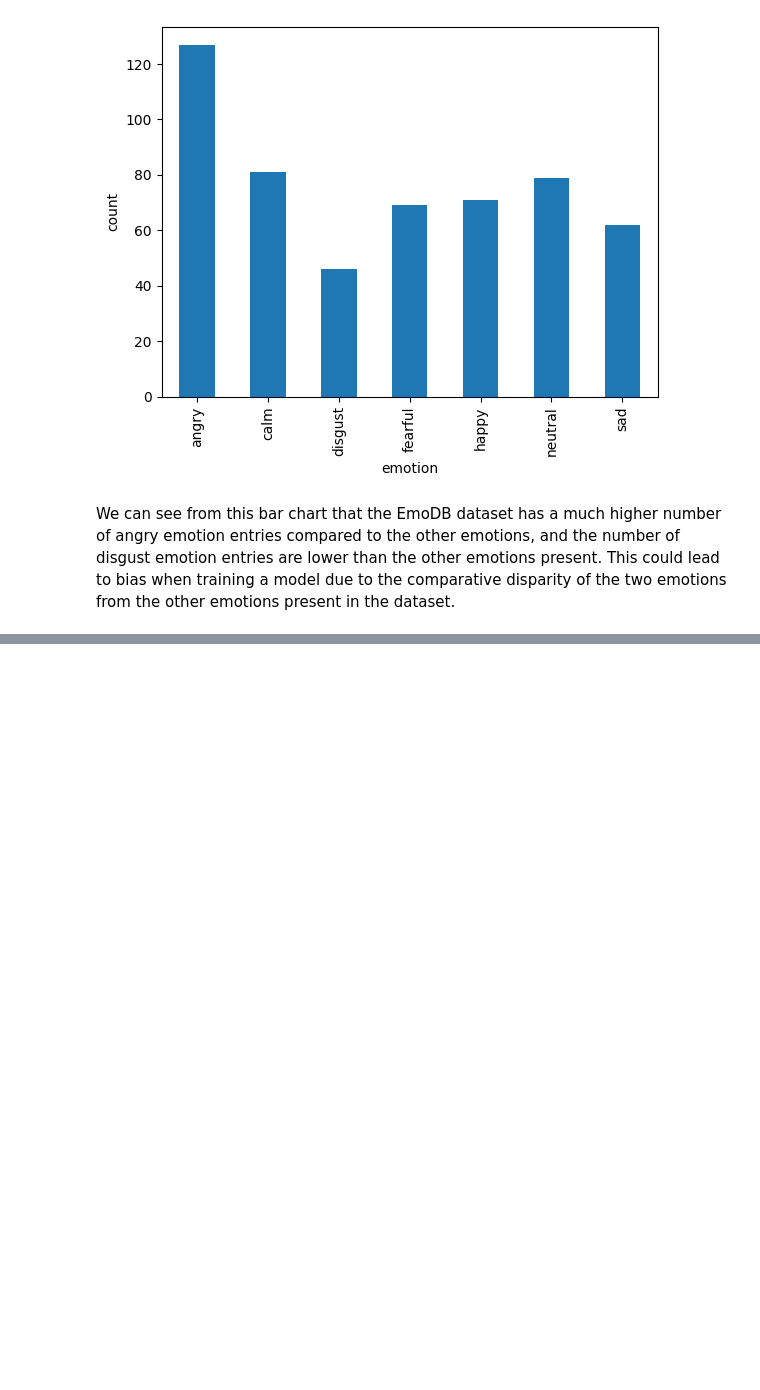
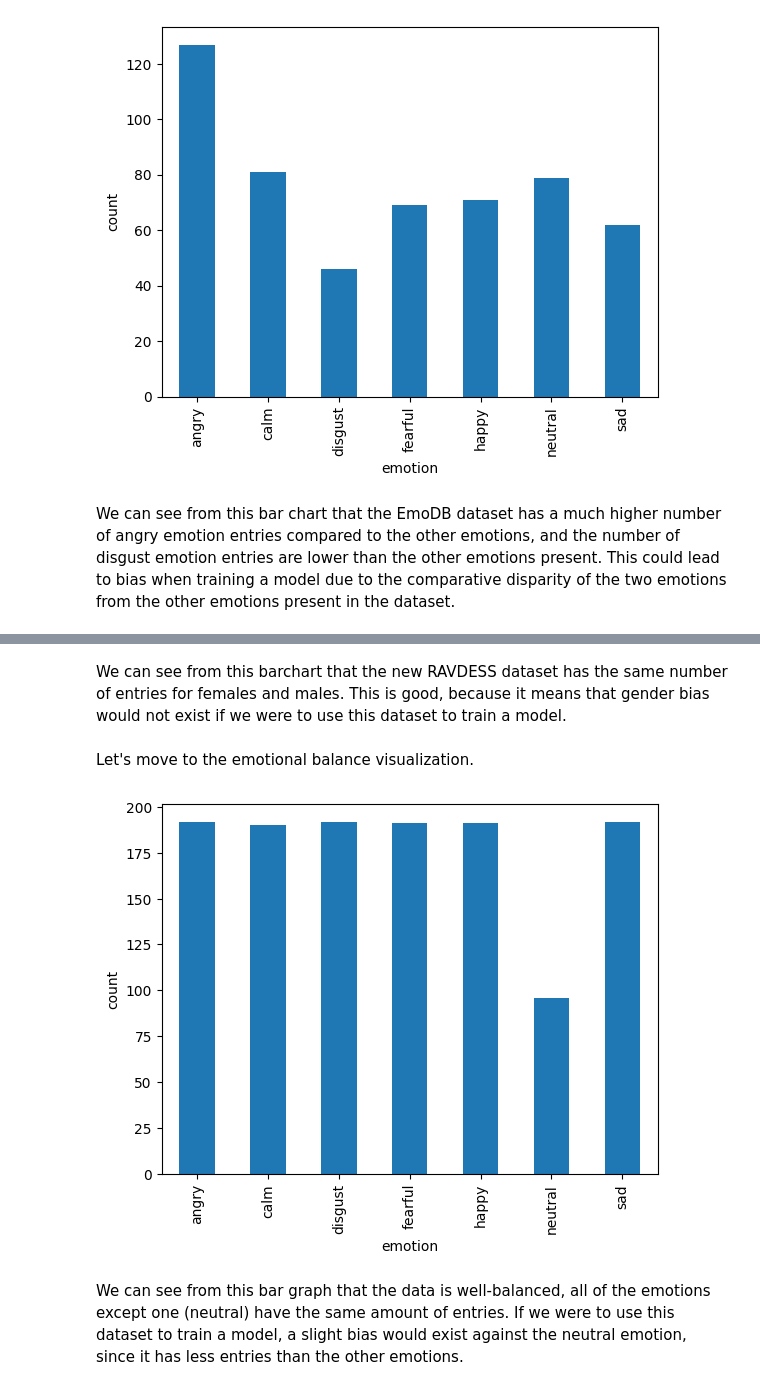
Before and after one commit to manideepvangari/Week-2_Data_Preprocessing, a Jupyter notebook: Week_2_Data_Preprocessing.ipynb, the cells around one changed output, grey strips where cells are left out. Drawn from its saved outputs; the diff is of its cells as text; code cells hidden in the pictures; blank space fills up the shorter version.

```diff
--- a/Week_2_Data_Preprocessing.ipynb
+++ b/Week_2_Data_Preprocessing.ipynb
@@ -1160,0 +1240,14 @@ We can see from this bar chart that the EmoDB dataset has a much higher number o
+# %% [markdown]
+We can see from this barchart that the new RAVDESS dataset has the same number of entries for females and males. This is good, because it means that gender bias would not exist if we were to use this dataset to train a model.
+# %% [markdown]
+Let's move to the emotional balance visualization.
+# %%
+from matplotlib import pyplot as py
+import seaborn as sea
+ravdess_dataframe.groupby('emotion').size().plot(kind='bar')
+py.ylabel('count')
+py.show()
+# %% [output]
+[figure, added]
+# %% [markdown]
+We can see from this bar graph that the data is well-balanced, all of the emotions except one (neutral) have the same amount of entries. If we were to use this dataset to train a model, a slight bias would exist against the neutral emotion, since it has less entries than the other emotions.
```
Also changed, not shown: parts of 9 cells of this notebook.
